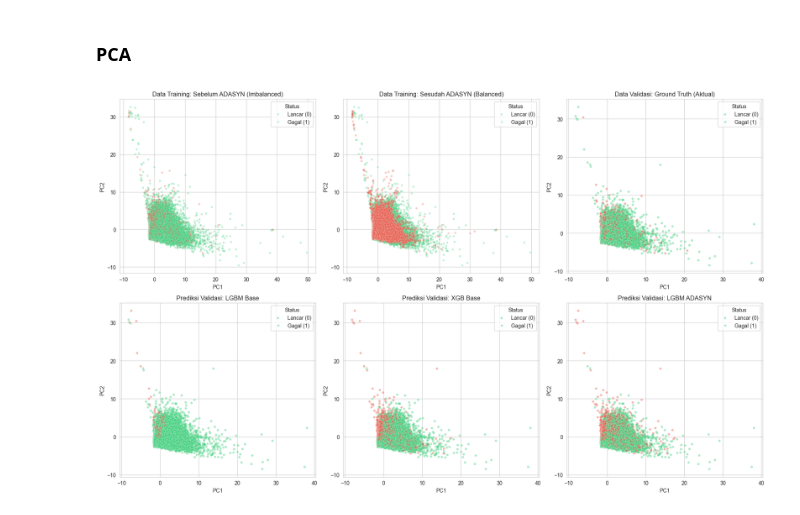
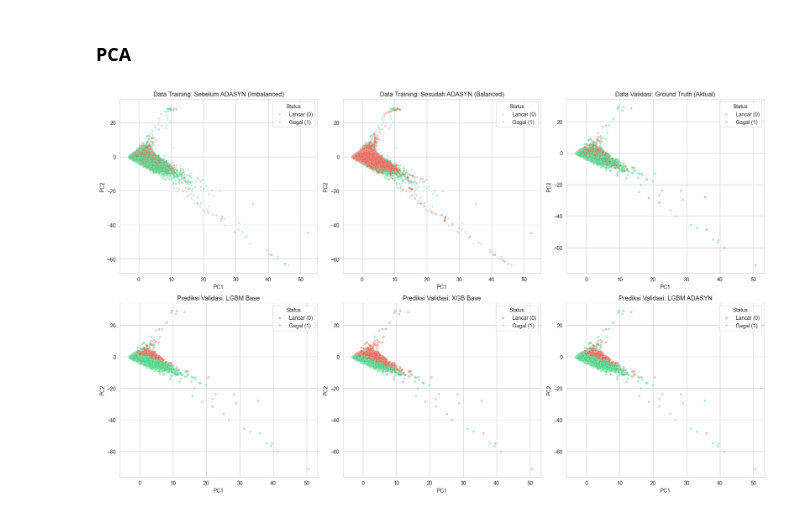
Before and after one commit to irfanbudianto/LGBM_vs_XGB, a Jupyter notebook: LGBM_vs_XGB_on_imbalance_data.ipynb, the cells around one changed output. Cells and saved outputs as stored; diff of their text form; code cells hidden in the pictures.

```diff
--- a/LGBM_vs_XGB_on_imbalance_data.ipynb
+++ b/LGBM_vs_XGB_on_imbalance_data.ipynb
@@ -138,6 +182,6 @@ df.shape
 # %%
 statuses = [
-    'Fully Paid',
-    'Charged Off',
+    'Fully Paid', 'Does not meet the credit policy. Status:Fully Paid',
+    'Charged Off', 'Default', 'Does not meet the credit policy. Status:Charged Off'
 ]
 df = df.loc[df['loan_status'].isin(statuses)].copy()
@@ -234,8 +282,8 @@ Wall time: 675 ms
 # %%
 %%time
 map = {
-    'Fully Paid': 0,
-    'Charged Off': 1
+    'Fully Paid':0, 'Does not meet the credit policy. Status:Fully Paid':0,
+    'Charged Off':1, 'Default':1, 'Does not meet the credit policy. Status:Charged Off':1
 }
 df['loan_status'] = df['loan_status'].map(map)
 df['loan_status'] = pd.to_numeric(df['loan_status'])
@@ -422,7 +495,7 @@ Wall time: 2.46 s
 # %%
 %%time
 # 0. Tentukan fraksi data (0.1 = 10%, 1.0 = 100%)
-sample_frac = 1
+sample_frac = 0.5
 
 # 1. Logika Pemilihan Data
 if sample_frac < 1.0:
@@ -615,0 +632,3 @@ Jumlah Fitur Optimal (Titik Siku): 6
+# %%
+att = selected_features[:9]
+# att = feature_scores['Feature'].to_list()[:9]
@@ -957,62 +1047,59 @@ X_resampled, y_resampled = adasyn.fit_resample(X_train_scaled, y_train)
 # %%
 def plot_comprehensive_pca(X_orig, y_orig, X_res, y_res, X_val, y_val, models_dict):
     """
-    X_orig, y_orig: Data training sebelum ADASYN
-    X_res, y_res  : Data training sesudah ADASYN
-    X_val, y_val  : Data validasi (asli)
+    X_orig, y_orig: Training data before ADASYN
+    X_res, y_res  : Training data after ADASYN
+    X_val, y_val  : Original validation data
     models_dict   : {'LGBM Base': lgbm_base, 'XGB Base': xgb_base,
                      'LGBM ADASYN': lgbm_adasyn, 'XGB ADASYN': xgb_adasyn}
     """
-    # 1. Inisialisasi PCA (Fit pada data original agar koordinat konsisten)
+    # 1. PCA Initialization (Fit on original data to keep coordinates consistent)
     pca = PCA(n_components=2, random_state=42)
     pca.fit(X_orig)
 
-    # Transformasi semua dataset
+    # Transform all datasets
     pca_orig = pca.transform(X_orig)
     pca_res = pca.transform(X_res)
     pca_val = pca.transform(X_val)
 
-    # 2. Setup Plot Grid (2 Baris: Distribusi Data & Prediksi Model)
+    # 2. Setup Plot Grid (2 Rows: Data Distribution & Model Prediction)
     fig, axes = plt.subplots(2, 3, figsize=(18, 11))
-    palette = {0: '#2ecc71', 1: '#e74c3c'} # Hijau: Lancar, Merah: Gagal
+    palette = {0: '#2ecc71', 1: '#e74c3c'}
 
-    # --- BARIS 1: DISTRIBUSI DATA TRAINING ---
-    # Sebelum ADASYN
+    # --- ROW 1: TRAINING DATA DISTRIBUTION ---
+    # Before ADASYN
     sns.scatterplot(x=pca_orig[:, 0], y=pca_orig[:, 1], hue=y_orig,
                     ax=axes[0, 0], palette=palette, alpha=0.3, s=15)
     axes[0, 0].set_title("Data Training: Sebelum ADASYN (Imbalanced)", fontsize=12)
 
-    # Sesudah ADASYN
+    # After ADASYN
     sns.scatterplot(x=pca_res[:, 0], y=pca_res[:, 1], hue=y_res,
                     ax=axes[0, 1], palette=palette, alpha=0.3, s=15)
     axes[0, 1].set_title("Data Training: Sesudah ADASYN (Balanced)", fontsize=12)
 
     # Ground Truth Validasi
     sns.scatterplot(x=pca_val[:, 0], y=pca_val[:, 1], hue=y_val,
                     ax=axes[0, 2], palette=palette, alpha=0.4, s=20)
     axes[0, 2].set_title("Data Validasi: Ground Truth (Aktual)", fontsize=12)
 
-    # --- BARIS 2: PREDIKSI MODEL PADA DATA VALIDASI ---
-    # Ambil 3 model utama untuk dibandingkan (Contoh: LGBM Base vs LGBM ADASYN vs XGB ADASYN)
+    # --- ROW 2: MODEL PREDICTION ON VALIDATION DATA ---
     model_names = list(models_dict.keys())[:3]
 
     for i, name in enumerate(model_names):
         y_pred = models_dict[name].predict(X_val)
         sns.scatterplot(x=pca_val[:, 0], y=pca_val[:, 1], hue=y_pred,
                         ax=axes[1, i], palette=palette, alpha=0.4, s=20)
         axes[1, i].set_title(f"Prediksi Validasi: {name}", fontsize=12)
 
     for ax in axes.flat:
         ax.set_xlabel("PC1")
         ax.set_ylabel("PC2")
         ax.legend(title="Status", labels=["Lancar (0)", "Gagal (1)"])
 
     plt.tight_layout()
     plt.show()
 
-# CARA PENGGUNAAN:
-# Pastikan X_resampled dan y_resampled sudah dibuat dengan ADASYN
 models = {'LGBM Base': model_lgbm_a, 'XGB Base': model_xgb_a, 'LGBM ADASYN': model_lgbm_b, 'XGB ADASYN': model_xgb_b}
 plot_comprehensive_pca(X_train_scaled[att], y_train, X_resampled[att], y_resampled, X_val_scaled[att], y_val, models)
 # %% [output]
-[figure, old version]
+[figure, new version]
```
Also changed, not shown: parts of 50 cells of this notebook.
